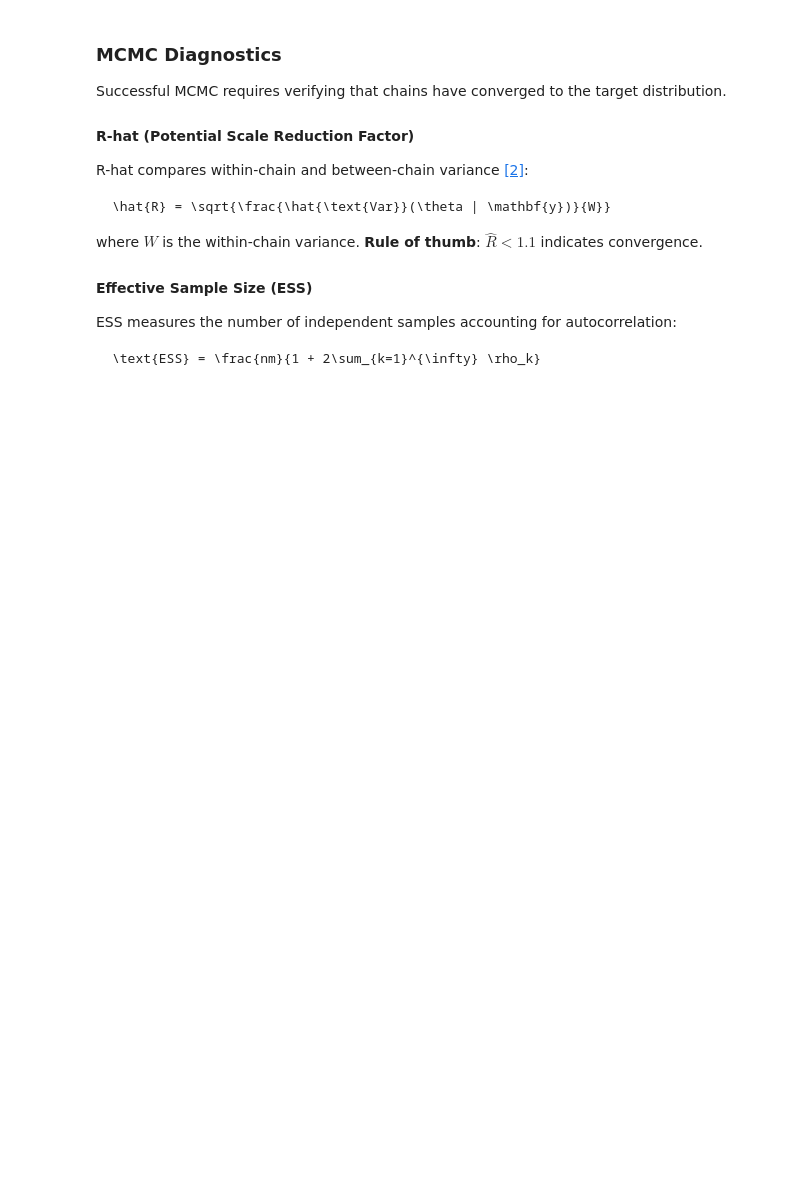
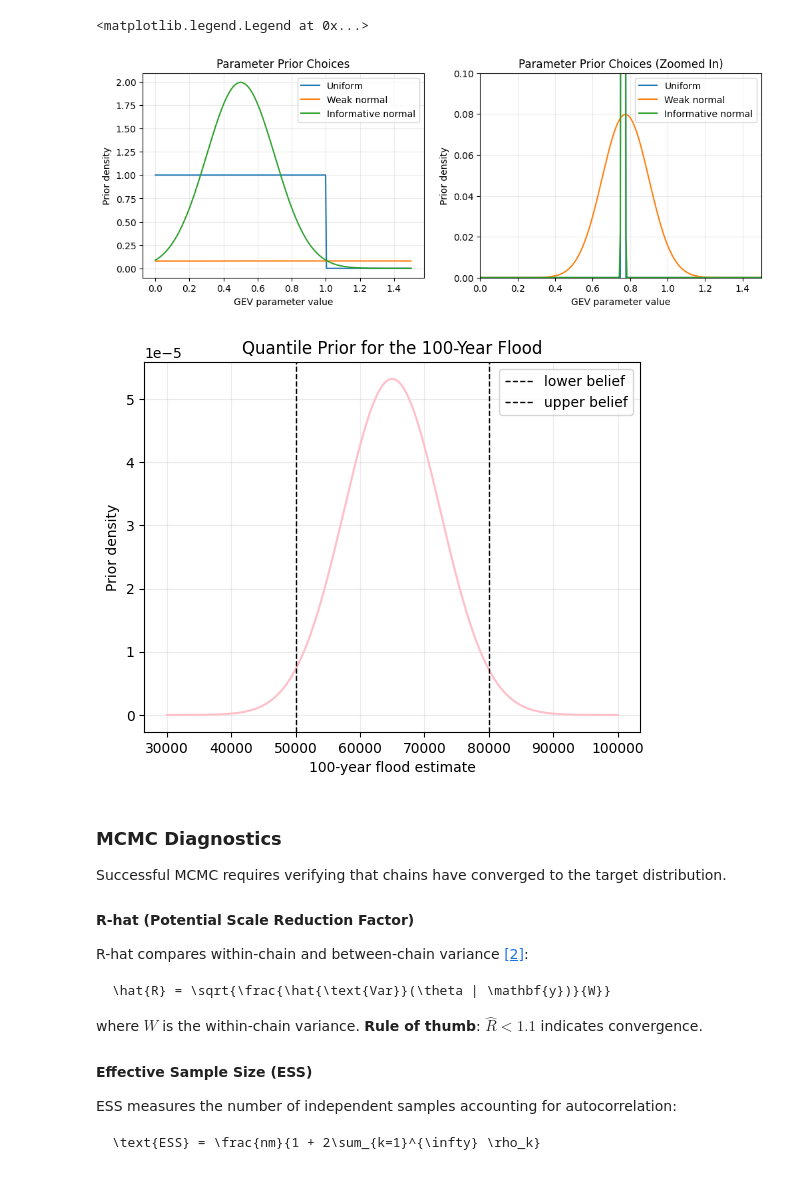
Before and after one commit to USACE-RMC/BestFit-Python-Examples, a Jupyter notebook: notebooks/02_model_estimation.ipynb, the cells around one changed output. Cells and saved outputs as stored; diff of their text form; code cells hidden in the pictures; blank space fills up the shorter version.

```diff
--- a/notebooks/02_model_estimation.ipynb
+++ b/notebooks/02_model_estimation.ipynb
@@ -266,33 +315,75 @@ Prior distributions encode beliefs about parameters before seeing data. BestFit
     - Regional studies provide guidance on expected flood magnitudes
     - Engineering judgment bounds the plausible range of design value
 # %%
-# ADD GRAPHS HERE
 model = UnivariateDistribution(df, UnivariateDistributionType.GeneralizedExtremeValue)
 
 # Non-informative uniform prior for first parameter (shape)
 lower_bound = 0
 upper_bound = 1
 model.Parameters[0].PriorDistribution = Uniform(lower_bound, upper_bound)
 
 # Weakly information normal prior centered at expected value with a wide standard deviation
 expected_value = 1
 expected_sd = 0.5
 model.Parameters[0].PriorDistribution = Normal(expected_value, 10*expected_sd)
 
 # Informative prior based on regional analysis or expert judgment
 regional_estimate = 0.5
 regional_uncertainty = 0.2
 model.Parameters[0].PriorDistribution = Normal(regional_estimate, regional_uncertainty)
 
 # Jeffreys' prior
 bayesian = BayesianAnalysis(model)
 bayesian.UseJeffreysRuleForScale = True
 
 # Quantile prior based on "the 100 year flood is probably between 50,000 and 80,000 cfs"
 q_prior = QuantilePrior()
 q_prior.ReturnPeriod = 100
 q_prior.Distribution = Normal(65000, 7500)
 model.QuantilePriors.Add(q_prior)
+
+# Compare the prior distributions
+prior_grid = np.linspace(0, 1.5, 300)
+prior_grid_wide = np.linspace(-30,30, 300)
+uniform_prior = Uniform(lower_bound, upper_bound)
+weak_prior = Normal(expected_value, 10 * expected_sd)
+informative_prior = Normal(regional_estimate, regional_uncertainty)
+quantile_grid = np.linspace(30000, 100000, 300)
+
+fig, axes = plt.subplots(1, 2, figsize=(12, 4))
+axes[0].plot(prior_grid, [uniform_prior.PDF(float(x)) for x in prior_grid], label="Uniform")
+axes[0].plot(prior_grid, [weak_prior.PDF(float(x)) for x in prior_grid], label="Weak normal")
+axes[0].plot(prior_grid, [informative_prior.PDF(float(x)) for x in prior_grid], label="Informative normal")
+axes[0].set_xlabel("GEV parameter value")
+axes[0].set_ylabel("Prior density")
+axes[0].set_title("Parameter Prior Choices")
+axes[0].grid(alpha=0.25)
+axes[0].legend()
+
+axes[1].plot(prior_grid, [uniform_prior.PDF(float(x)) for x in prior_grid_wide], label="Uniform")
+axes[1].plot(prior_grid, [weak_prior.PDF(float(x)) for x in prior_grid_wide], label="Weak normal")
+axes[1].plot(prior_grid, [informative_prior.PDF(float(x)) for x in prior_grid_wide], label="Informative normal")
+axes[1].set_xlabel("GEV parameter value")
+axes[1].set_ylabel("Prior density")
+axes[1].set_title("Parameter Prior Choices (Zoomed In)")
+axes[1].grid(alpha=0.25)
+axes[1].set_xlim([0, 1.5])
+axes[1].set_ylim([0, 0.1])  # focuses on the weak normal bump [code_file:0]
+axes[1].legend()
+
+fig,ax = plt.subplots()
+ax.plot(quantile_grid, [q_prior.Distribution.PDF(float(q)) for q in quantile_grid], color="pink")
+ax.axvline(50000, color="black", linestyle="--", linewidth=1, label="lower belief")
+ax.axvline(80000, color="black", linestyle="--", linewidth=1, label="upper belief")
+ax.set_xlabel("100-year flood estimate")
+ax.set_ylabel("Prior density")
+ax.set_title("Quantile Prior for the 100-Year Flood")
+ax.grid(alpha=0.25)
+ax.legend()
+# %% [output]
+<matplotlib.legend.Legend at 0x...>
+[figure, added]
+[figure, added]
 # %% [markdown]
 ### MCMC Diagnostics
 Successful MCMC requires verifying that chains have converged to the target distribution.
```
Also changed, not shown: parts of 16 cells of this notebook, 16 other files.
